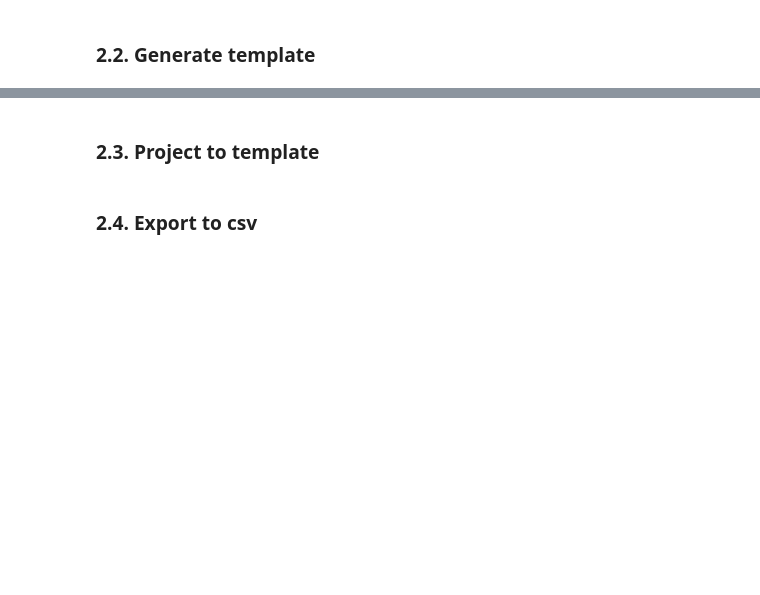
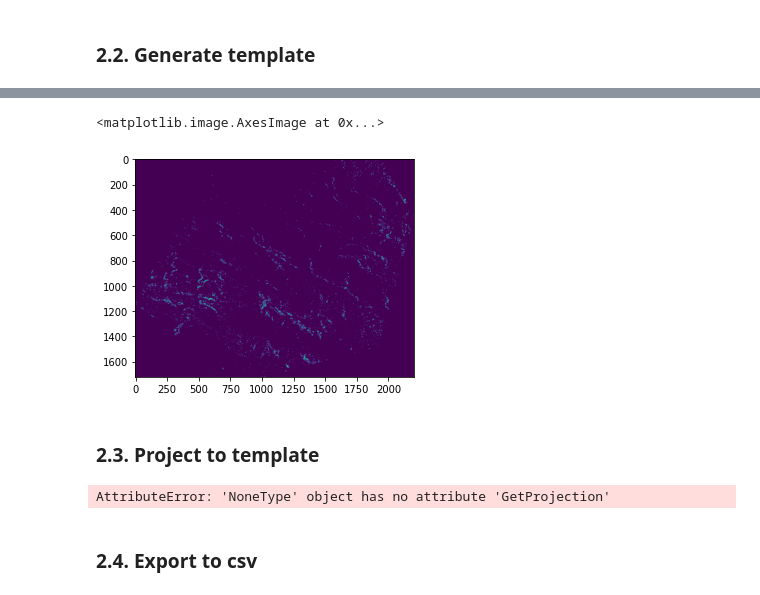
Before and after one commit to pantonar/forest_mind, a Jupyter notebook: analysis/data_formatting.ipynb, the cells around one changed output, grey strips where cells are left out. Cells and saved outputs as stored; diff of their text form; code cells hidden in the pictures; blank space fills up the shorter version.

```diff
--- a/analysis/data_formatting.ipynb
+++ b/analysis/data_formatting.ipynb
@@ -153,33 +175,43 @@ for rst in rasters:
+# %%
+plt.imshow(rasterio.open("intermediate/2019_template.tif").read(1))
+# %% [output]
+<matplotlib.image.AxesImage at 0x...>
+[figure, added]
 # %% [markdown]
 ### 2.3. Project to template
 # %%
 # project onto template
-for rst in rasters:
-    resample_operations = []
-    for y in years:
-        # Deforestation history
-        operation = {'input_file': f"intermediate/{rst}_deforestation_{y}.tif",
-                   'output_file': f"intermediate/{rst}_deforestation_{y}_ds.tif",
-                   'resample_method': gdalconst.GRA_Average,
-                   'data_type': gdalconst.GDT_Float32}
-        resample_operations.append(operation)
 
-        # Distance to deforestation
-        operation = {'input_file': f"intermediate/distance_to_deforestation_{rst}_in_year_{y}.tif",
-               'output_file': f"intermediate/distance_to_deforestation_{rst}_in_year_{y}_ds.tif",
+resample_operations = []
+for y in years:
+    # Deforestation history
+    operation = {'input_file': f'{IMAGES_DATA_PATH}/disturbances/deforestation_{y}.tif",
+               'output_file': f"intermediate/deforestation_{y}_ds.tif",
                'resample_method': gdalconst.GRA_Average,
                'data_type': gdalconst.GDT_Float32}
-        resample_operations.append(operation)
+    resample_operations.append(operation)
 
-    for o in resample_operations:
-        if path.isfile(o['input_file']):
+    # Distance to deforestation
+    operation = {'input_file': f'{IMAGES_DATA_PATH}/disturbances/distance_to_deforestation_in_year_{y}.tif",
+           'output_file': f"intermediate/distance_to_deforestation_in_year_{y}_ds.tif",
+           'resample_method': gdalconst.GRA_Average,
+           'data_type': gdalconst.GDT_Float32}
+    resample_operations.append(operation)
 
-            reproject_raster_to_match_template(o['input_file'],
-                                             o['output_file'],
-                                             o.get('resample_method', None),
-                                             o.get('data_type', None),
-                                             referencefile = f"intermediate/{rst}_template.tif"
-                                             )
+for o in resample_operations:
+    if path.isfile(o['input_file']):
+
+        reproject_raster_to_match_template(o['input_file'],
+                                         o['output_file'],
+                                         o.get('resample_method', None),
+                                         o.get('data_type', None),
+                                         referencefile = f"intermediate/template.tif"
+                                         )
+# Reproject_raster_to_match_template allows us to reproject our different input data (e.g. cover different areas,
+# have different crs, resolution etc) into output data that follow the template's profile.
+#
+# %% [output]
+AttributeError: 'NoneType' object has no attribute 'GetProjection'
 # %% [markdown]
 ### 2.4. Export to csv
 # %%
```
Also changed, not shown: parts of 9 cells of this notebook.
